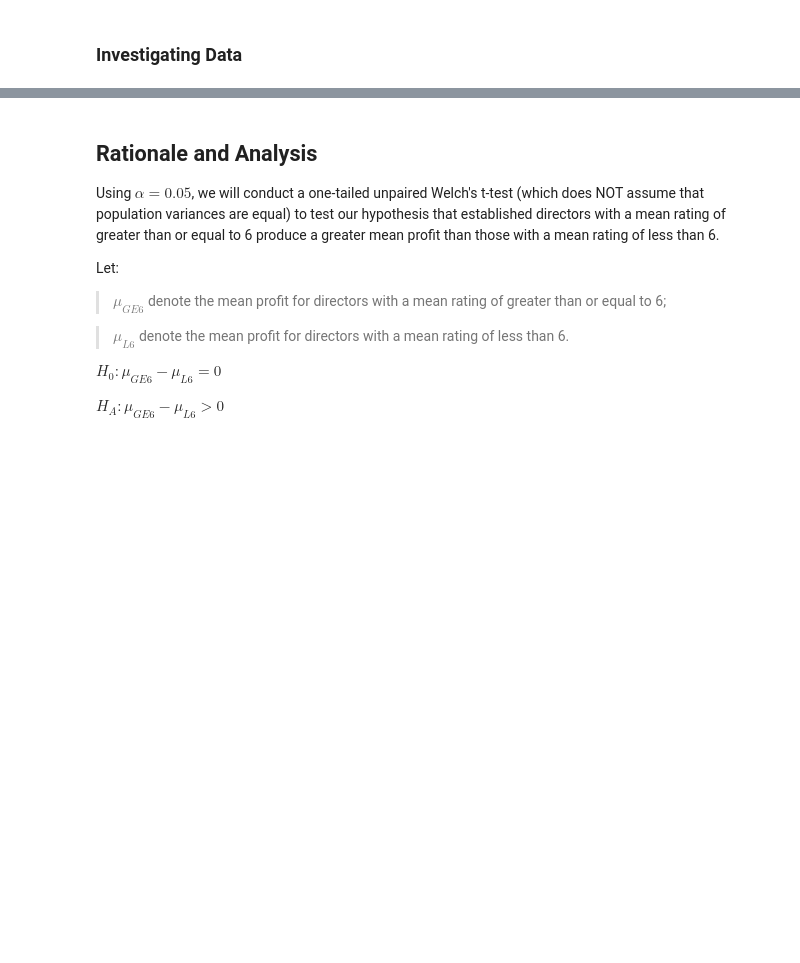
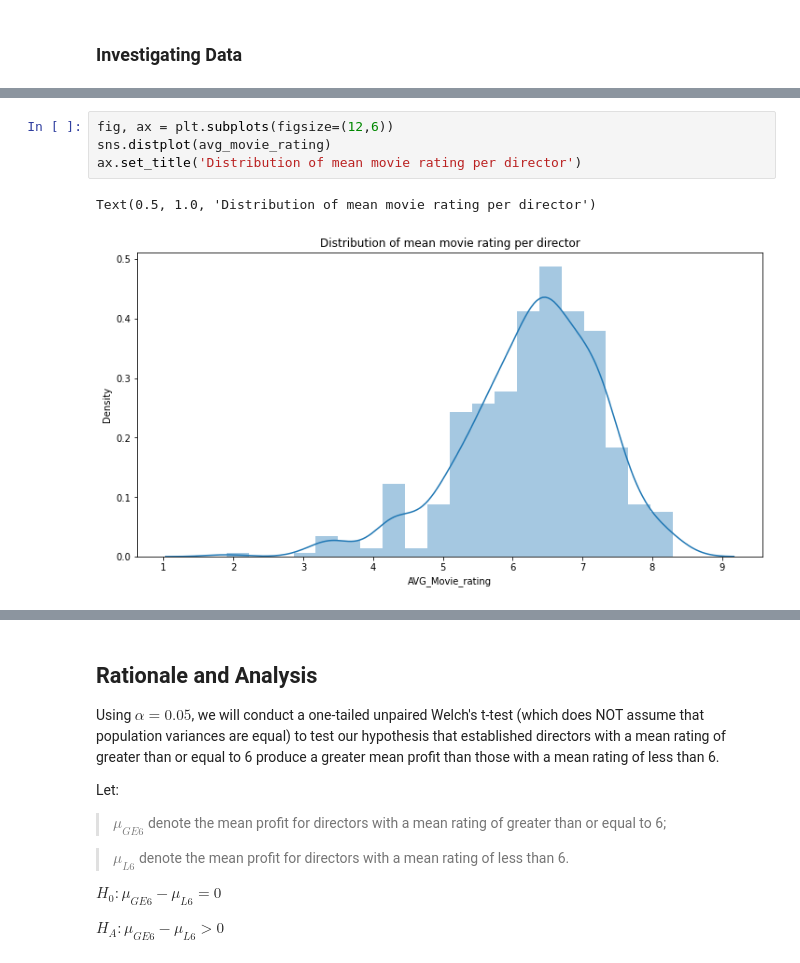
Before and after one commit to cLineman/CapStoneProject, a Jupyter notebook: NateNetznik.ipynb, the cells around one changed output, grey strips where cells are left out. Drawn from its saved outputs; the diff is of its cells as text; blank space fills up the shorter version.

```diff
--- a/NateNetznik.ipynb
+++ b/NateNetznik.ipynb
@@ -419,0 +484,7 @@ len(grouped_trimmed)
+# %%
+fig, ax = plt.subplots(figsize=(12,6))
+sns.distplot(avg_movie_rating)
+ax.set_title('Distribution of mean movie rating per director')
+# %% [output]
+Text(0.5, 1.0, 'Distribution of mean movie rating per director')
+[figure, added]
```
Also changed, not shown: parts of 41 cells of this notebook.
